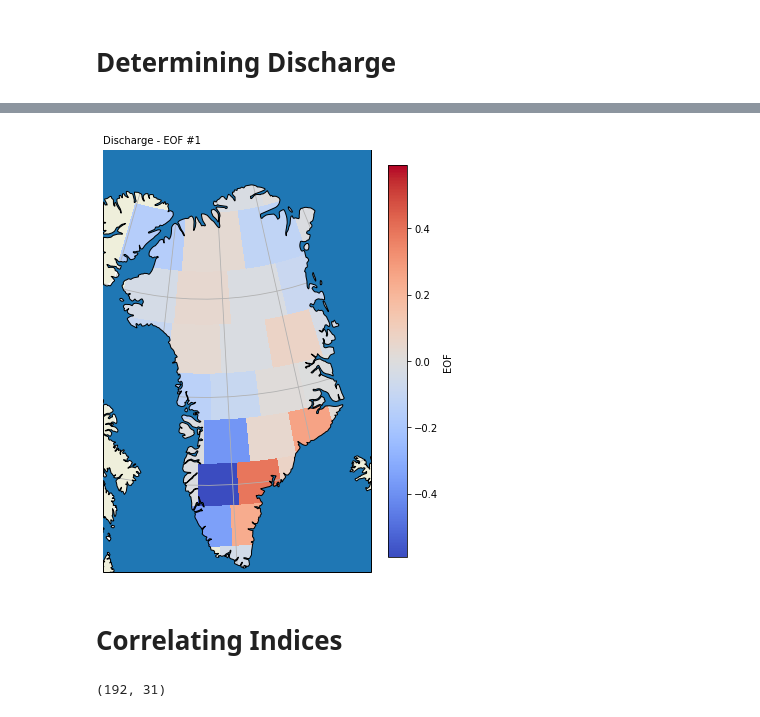
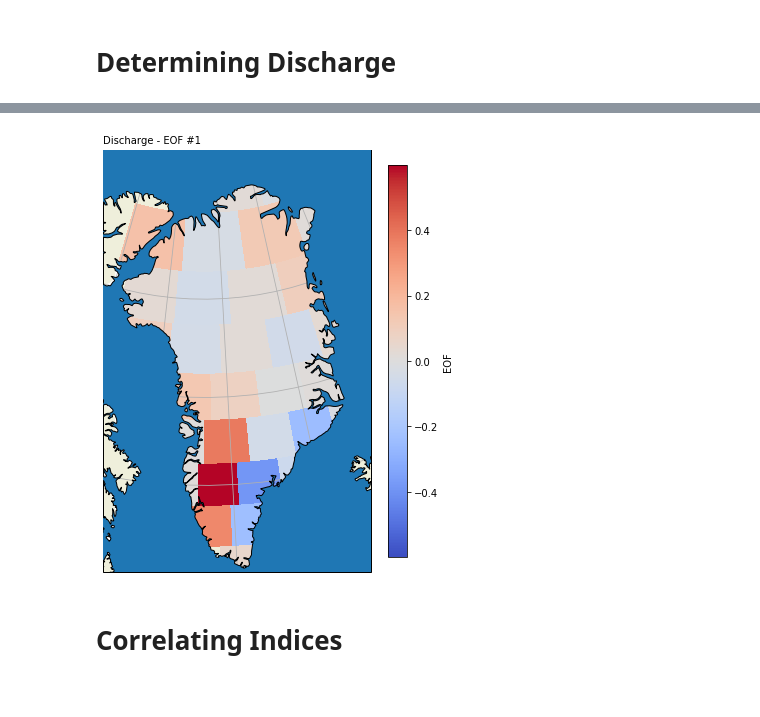
Before and after one commit to AdriaanGr/MAIO_project, a Jupyter notebook: MAIO_project2.ipynb, the cells around one changed output, grey strips where cells are left out. Cells and saved outputs as stored; diff of their text form; code cells hidden in the pictures.

```diff
--- a/MAIO_project2.ipynb
+++ b/MAIO_project2.ipynb
@@ -510,7 +558,7 @@ def fit_f(t, a0, a1, a2, a3, a4, b0, b1):
     return lintr + seasonal + halfyear
 
 for i in range(N):
-    popt, pcov = curve_fit(fit_f, T_days , cmscn_SMB[i,:])
+    popt, pcov = curve_fit(fit_f, smb_t / 86400.0 , cmscn_SMB[i,:])
     SMB_trends[i] = popt
 
 def detrend(data, t, trend):
@@ -518,7 +566,7 @@ def detrend(data, t, trend):
 
 SMB_detrended = np.empty(cmscn_SMB.shape)
 for i in range(N):
-    SMB_detrended[i] = detrend(cmscn_SMB[i,:], T_days, SMB_trends[i])
+    SMB_detrended[i] = detrend(cmscn_SMB[i,:], smb_t / 86400.0, SMB_trends[i])
 # %%
 # Extra Plots
 data_num = 6
@@ -623,16 +672,11 @@ plt.show()
 # %% [markdown]
 # Determining Discharge
-# %%
-matching_inds = np.full(tims.size, -1, dtype=int)
-for i in range(tims.size):
-    cyear, cmonth = (tims[i].year, tims[i].month)
-    for j in range(tims2.size):
-        if tims2[j].year == cyear and tims2[j].month == cmonth:
-            matching_inds[i] = j
-            break
-SMB_inds = SMB_detrended.T[matching_inds].T
-run_off = ddata - SMB_inds
-tims3 = T[matching_inds]
+# %%
+# To get the discharge from grace and SMB we need to map SMB entries to grace entries
+# We do this by way of a linear fit of SMB to grace; this is the most practical as
+# grace's fit has fewer entries
+dis_detrended = ddata - SMB_detrended
+dis_t = grace_t
 # %%
 # Extra Plots
 data_num = 1
@@ -652,28 +696,28 @@ plt.show()
 # %%
 # PCA Analysis
 
-R = run_off.T
+R = dis_detrended.T
 RT = np.copy(R.T)
 for i in range(RT.shape[0]):
     RT[i] -= RT[i].mean()
 R = np.copy(RT.T)
 C = np.dot(RT, R)
-evals_r, evecs_r = np.linalg.eig(C)
-PCA_r = np.dot(R, evecs_r[:])
+evals_d, evecs_d = np.linalg.eig(C)
+PCA_d = np.dot(R, evecs_d[:])
 
 # Plot PCA
 PCA_num = 1
 
-plt.plot(T[matching_inds] / 12 + 2002, PCA_r[:,PCA_num-1])
+plt.plot(dis_t / 365.25 / 86400. + 2002, PCA_d[:,PCA_num-1])
 plt.xlabel('Year')
 plt.ylabel('Mass [Gt]')
 plt.title('Discharge - PC' + str(PCA_num))
 plt.grid()
-plt.savefig("./Pictures/PC%i_runoff.png" % PCA_num, dpi=300)
+plt.savefig("./Pictures/PC%i_discharge.png" % PCA_num, dpi=300)
 plt.show()
 
 pca_max = 10
-bars = evals_r / evals_r.sum()*100
+bars = evals_d / evals_d.sum()*100
 plt.bar(x=range(1,pca_max+1), height=bars[:pca_max])
 plt.title('Discharge')
 plt.xlabel('Principle component')
@@ -709,23 +754,23 @@ plt.show()
 # %%
 eof_i = 1
-XV, YV, eof_fit = rebin_data(evecs_r[:,eof_i-1], lat, lon)
+XV, YV, eof_fit = rebin_data(evecs_d[:,eof_i-1], lat, lon)
 
 # Verbeterde Plot Routine
 proj = ccrs.LambertConformal(central_latitude=90, central_longitude=310)
 
 f, ax = plt.subplots(figsize=(6, 8), subplot_kw=dict(projection=proj))
 cb = ax.pcolor(XV, YV, eof_fit, cmap=plt.cm.coolwarm, vmin = -np.max(np.abs(eof_fit)), vmax = np.max(np.abs(eof_fit)), transform=ccrs.PlateCarree())
 ax.set_extent([-65, -25, 59, 85], ccrs.PlateCarree())
 ax.add_feature(cfeature.LAND)
 ax.add_feature(cfeature.NaturalEarthFeature('physical', 'ocean', '50m'), zorder=100, edgecolor='k')
 ax.gridlines()
 ax.text(0.125, 0.88, "Discharge - EOF #%i" % eof_i, transform=f.transFigure)
 cax = f.colorbar(cb, ax=[ax], shrink=0.9)
 cax.set_label("EOF")
 f.savefig("./Pictures/EOF%i_runoff.png" % eof_i, dpi=300)
 
 plt.show()
 # %% [output]
-[figure, old version]
+[figure, new version]
 # %% [markdown]
 # Correlating Indices
@@ -754,4 +776,0 @@ def match_dates(to, match):
-# %%
-PCA_SMB.shape
-# %% [output]
-(192, 31)
```
Also changed, not shown: parts of 45 cells of this notebook, 8 other files.
